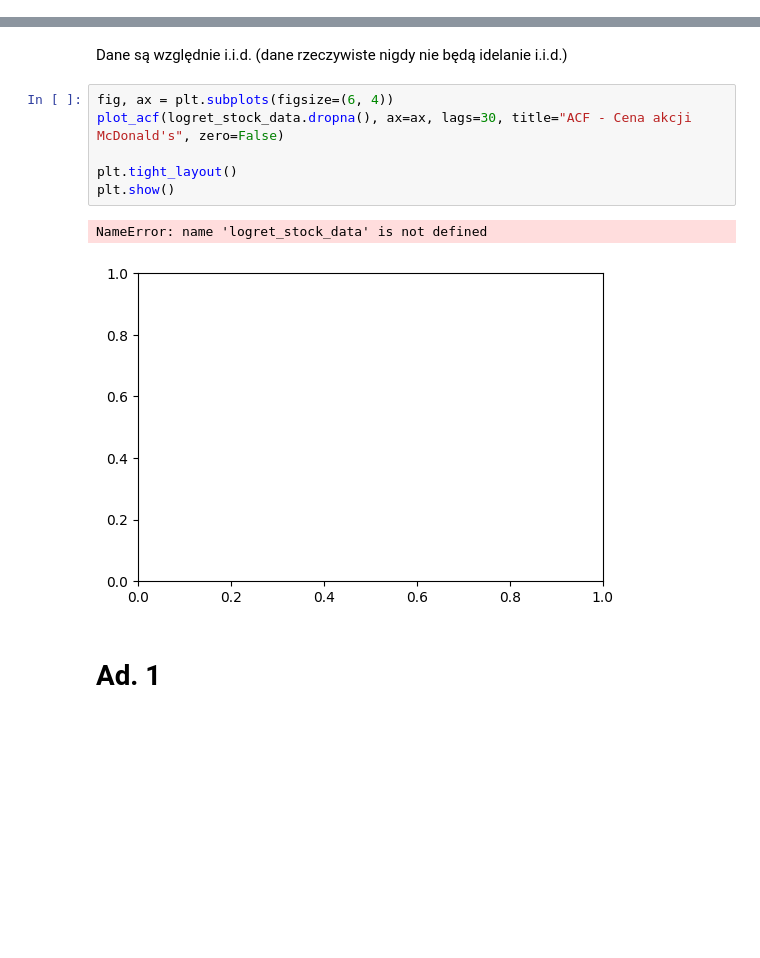
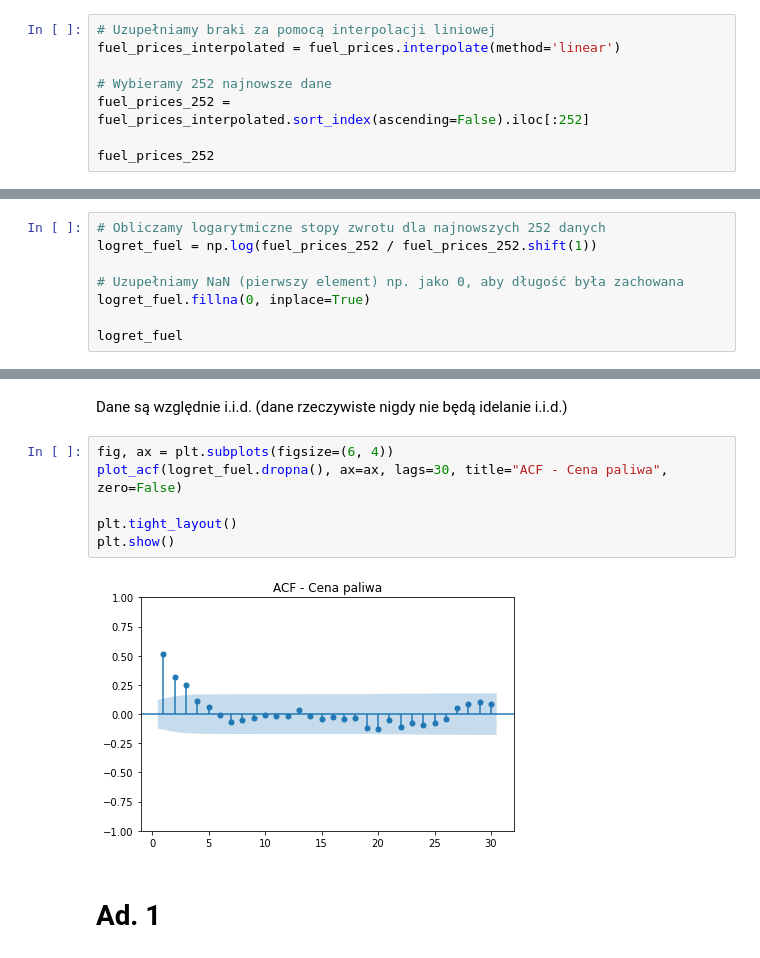
Before and after one commit to werpyr1003/Zarz-dzanie_ryzykiem_McDonald_Corporation, a Jupyter notebook: Projekt_2/Kody.ipynb, the cells around one changed output, grey strips where cells are left out. Drawn from its saved outputs; the diff is of its cells as text; blank space fills up the shorter version.

```diff
--- a/Projekt_2/Kody.ipynb
+++ b/Projekt_2/Kody.ipynb
@@ -149,3 +185,11 @@ logret_tomato_data = df['logret_tomato_data']
 print(len(beef_data),len( onion_data),len( tomato_data))
 # %% [output]
 252 252 252
+# %%
+# Uzupełniamy braki za pomocą interpolacji liniowej
+fuel_prices_interpolated = fuel_prices.interpolate(method='linear')
+
+# Wybieramy 252 najnowsze dane
+fuel_prices_252 = fuel_prices_interpolated.sort_index(ascending=False).iloc[:252]
+
+fuel_prices_252
@@ -151,0 +210,8 @@ print(len(beef_data),len( onion_data),len( tomato_data))
+# %%
+# Obliczamy logarytmiczne stopy zwrotu dla najnowszych 252 danych
+logret_fuel = np.log(fuel_prices_252 / fuel_prices_252.shift(1))
+
+# Uzupełniamy NaN (pierwszy element) np. jako 0, aby długość była zachowana
+logret_fuel.fillna(0, inplace=True)
+
+logret_fuel
@@ -319,13 +400,12 @@ plt.show()
 Dane są względnie i.i.d. (dane rzeczywiste nigdy nie będą idelanie i.i.d.)
 # %%
 fig, ax = plt.subplots(figsize=(6, 4))
-plot_acf(logret_stock_data.dropna(), ax=ax, lags=30, title="ACF - Cena akcji McDonald's", zero=False)
+plot_acf(logret_fuel.dropna(), ax=ax, lags=30, title="ACF - Cena paliwa", zero=False)
 
 plt.tight_layout()
 plt.show()
 # %% [output]
-NameError: name 'logret_stock_data' is not defined
-[figure, old version]
+[figure, new version]
 # %% [markdown]
 # Ad. 1
 # %% [markdown]
```
Also changed, not shown: parts of 19 cells of this notebook.
